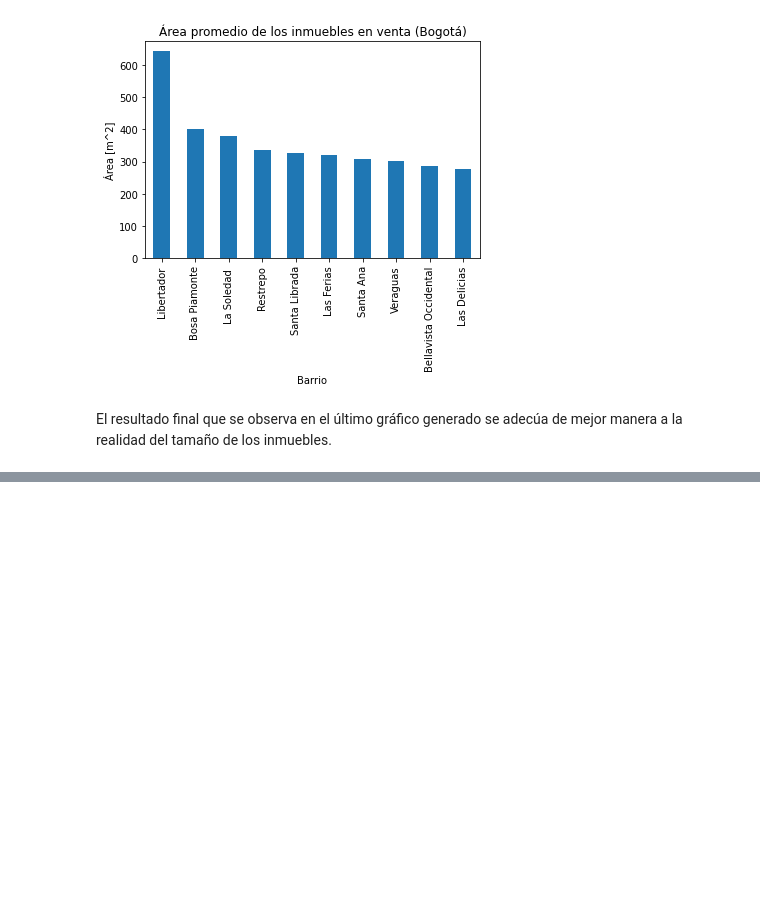
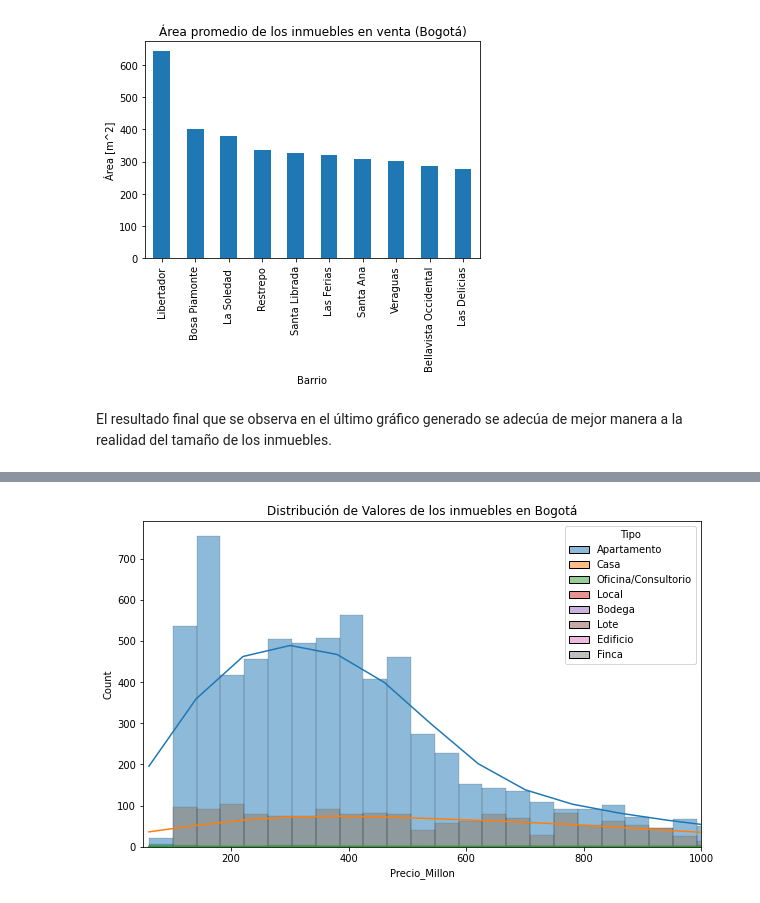
Before and after one commit to JuanLG1998/InmersionDatosALURA, a Jupyter notebook: INMERSION_DATOS.ipynb, the cells around one changed output, grey strips where cells are left out. Saved outputs shown, nothing was run; the diff lists cells and outputs as text; code cells hidden in the pictures; blank space fills up the shorter version.

```diff
--- a/INMERSION_DATOS.ipynb
+++ b/INMERSION_DATOS.ipynb
@@ -322,0 +540,18 @@ El resultado final que se observa en el último gráfico generado se adecúa de
+# %%
+# Mejorando el gráfico con ayuda de matplotlib y seaborn
+
+# Importando las bibliotecas
+import matplotlib.pyplot as plt
+import seaborn as sns
+
+# Preparando el lienzo o espacio que vamos a utilizar para nuestro gráfico
+plt.figure(figsize=(10,6)) # Tamaño de la figura (ancho,altura)
+
+# Creando el histograma con los datos que queremos
+grafica = sns.histplot(data=inmuebles, x='Precio_Millon', kde=True, hue='Tipo') # Se activa la curva de densidad y la dimensión tipo
+grafica.set_title('Distribución de Valores de los inmuebles en Bogotá') # Asignando título al gráfico
+plt.xlim((50,1000)) # Definiendo límites (min,max)
+plt.savefig('/content/drive/MyDrive/InmersionDatosALURA/valor_inmuebles.png',format='png') # Guardando el gráfico
+plt.show() # Desplegando el gráfico
+# %% [output]
+[figure, added]
```
Also changed, not shown: parts of 26 cells of this notebook.
